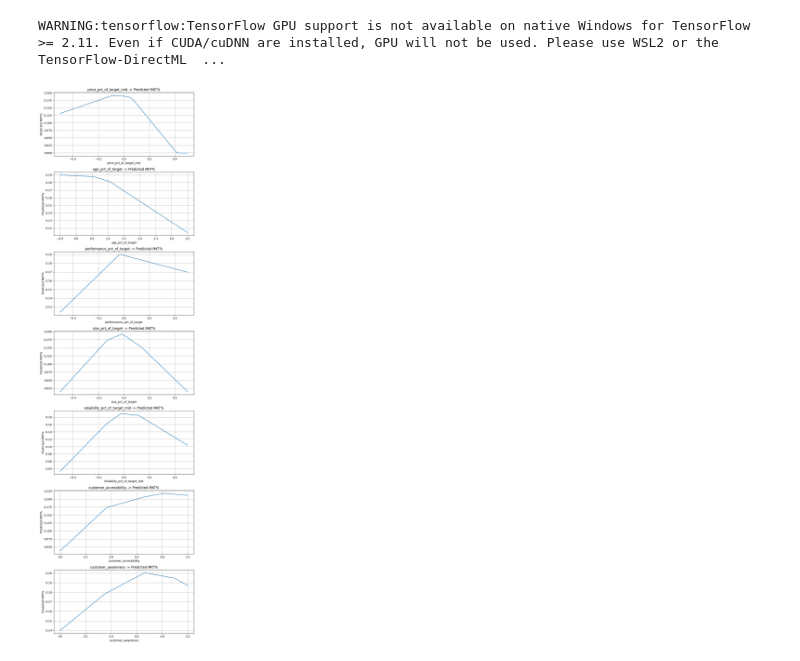
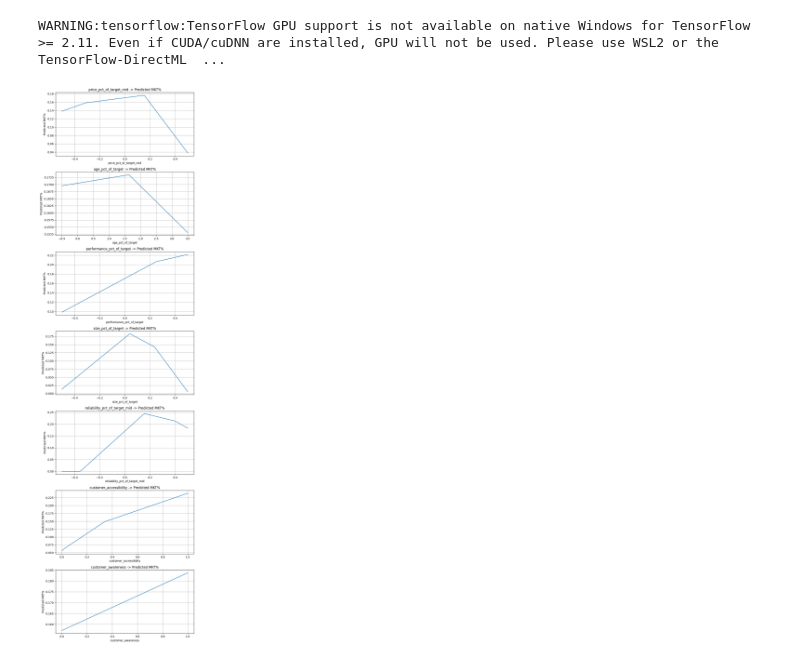
Before and after one commit to GrantKincaid/capsim_model, a Jupyter notebook: model.ipynb, the cells around one changed output. Cells and saved outputs as stored; diff of their text form; code cells hidden in the pictures.

```diff
--- a/model.ipynb
+++ b/model.ipynb
@@ -358,7 +297,7 @@ num_cols = [
 
 
 base_sample = {
-    "category_code": 4,
+    "category_code": 3,
     "price_pct_of_target_mid": 0.00,
     "age_pct_of_target": 0.00,
     "performance_pct_of_target": 0.00,
@@ -404,32 +343,32 @@ def plot_feature_sweeps_fast(model, base_sample, num_cols, feature_ranges, num_p
         row_end = row_start + num_points
         x_num[row_start:row_end, i] = sweep_vals
         row_start = row_end
 
     # One prediction call instead of hundreds
     preds = model.predict(
         {"numeric_features": x_num, "category": x_cat},
         verbose=0
     ).reshape(-1)
 
     # Plot
     fig, axes = plt.subplots(n_features, 1, figsize=(8, 4 * n_features), squeeze=False)
     axes = axes.ravel()
 
     row_start = 0
     for ax, feature in zip(axes, num_cols):
         row_end = row_start + num_points
         ax.plot(sweep_map[feature], preds[row_start:row_end])
         ax.set_title(f"{feature} -> Predicted MKT%")
         ax.set_xlabel(feature)
         ax.set_ylabel("Predicted MKT%")
         ax.grid(True)
         row_start = row_end
 
     plt.tight_layout()
     plt.show()
 
 
 plot_feature_sweeps_fast(model, base_sample, num_cols, feature_ranges, num_points=100)
 # %% [output]
-[figure, old version]
+[figure, new version]
 # %%
```
Also changed, not shown: parts of 3 cells of this notebook, 1 other file.
